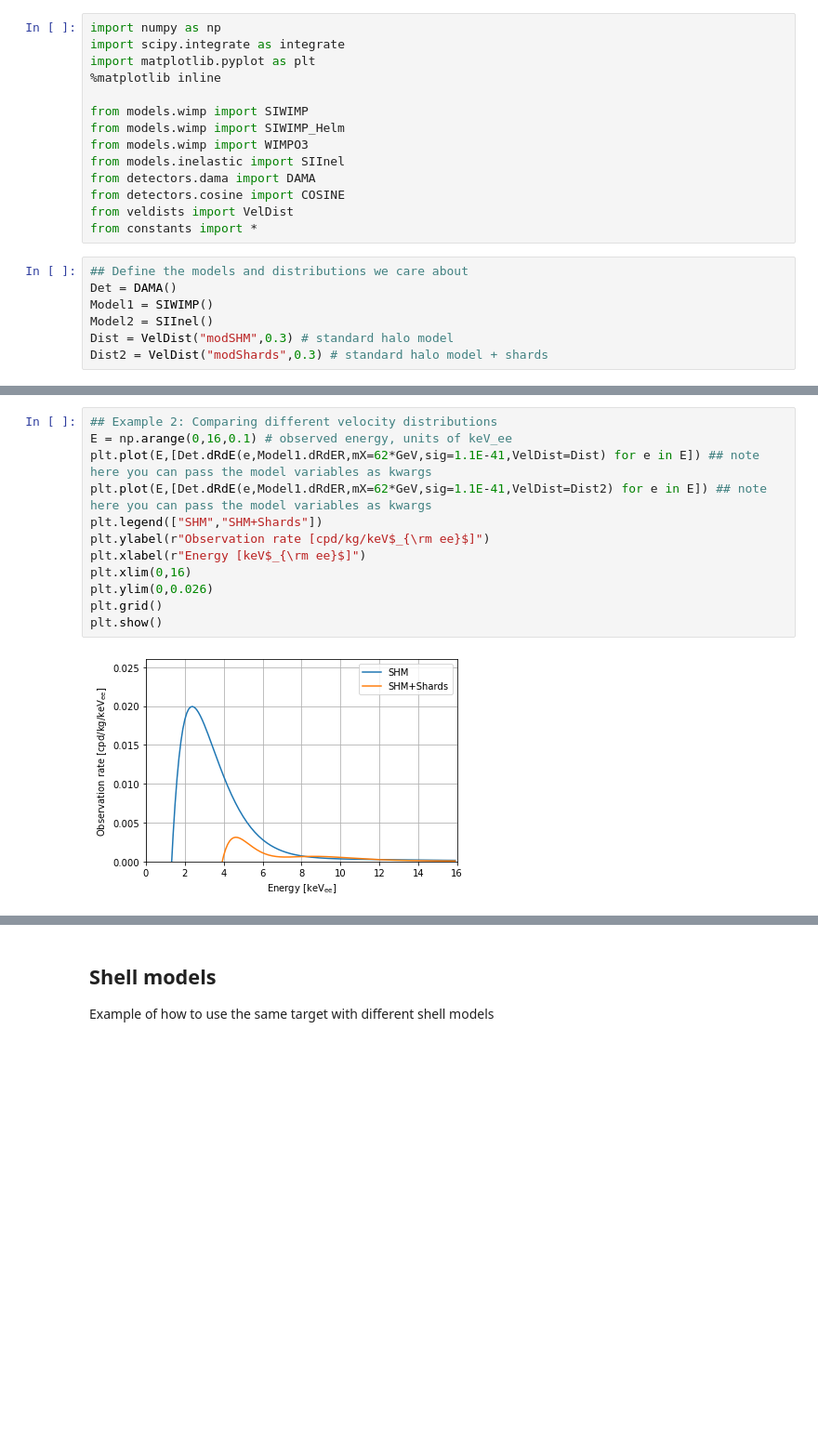
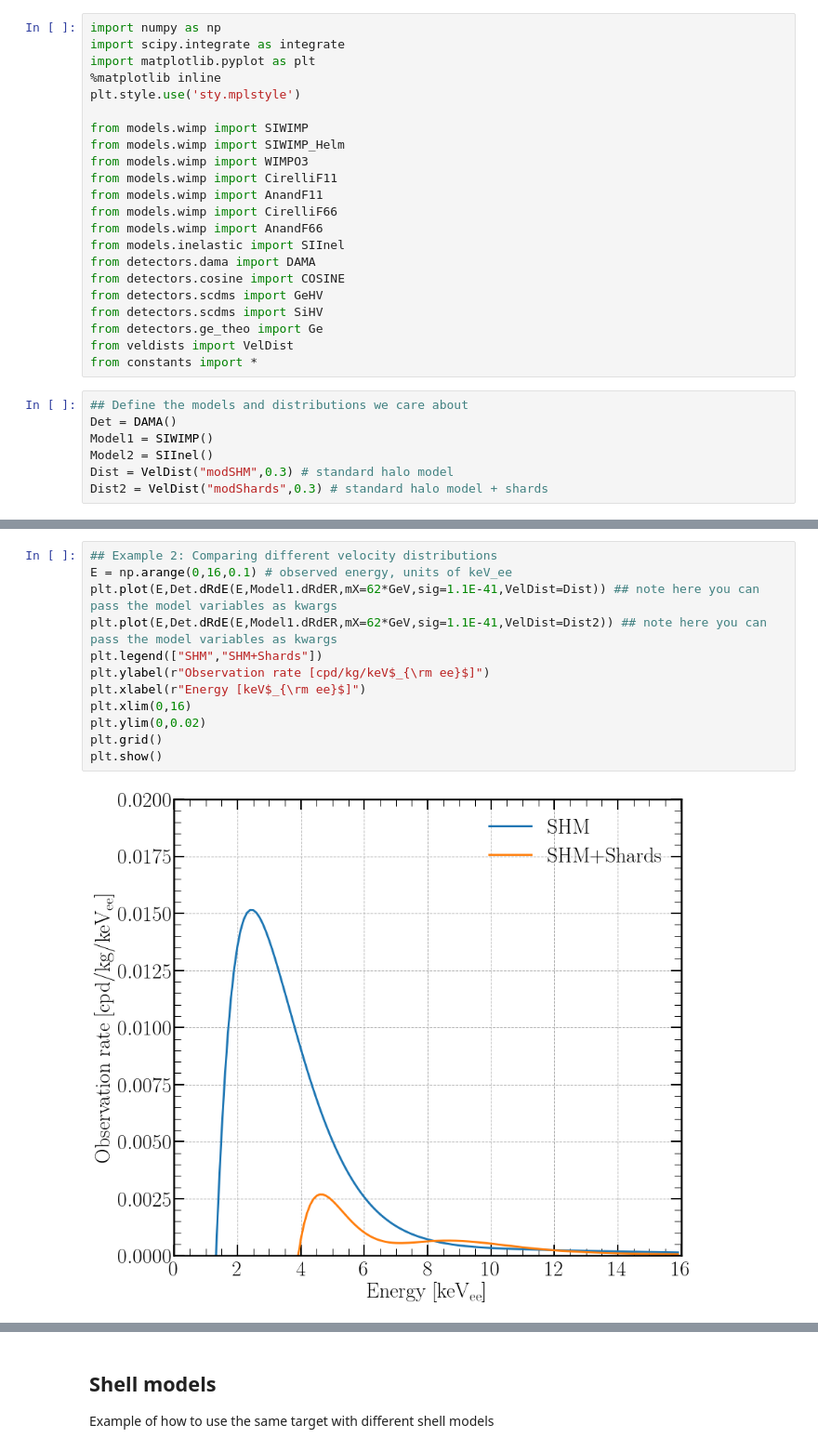
Before and after one commit to mjzurowski/sgm, a Jupyter notebook: Demo.ipynb, the cells around one changed output, grey strips where cells are left out. Shown: that part at 93% size. Drawn from its saved outputs; the diff is of its cells as text; blank space fills up the shorter version.

```diff
--- a/Demo.ipynb
+++ b/Demo.ipynb
@@ -3,13 +3,21 @@ import numpy as np
 import scipy.integrate as integrate
 import matplotlib.pyplot as plt
 %matplotlib inline
+plt.style.use('sty.mplstyle')
 
 from models.wimp import SIWIMP
 from models.wimp import SIWIMP_Helm
 from models.wimp import WIMPO3
+from models.wimp import CirelliF11
+from models.wimp import AnandF11
+from models.wimp import CirelliF66
+from models.wimp import AnandF66
 from models.inelastic import SIInel
 from detectors.dama import DAMA
 from detectors.cosine import COSINE
+from detectors.scdms import GeHV
+from detectors.scdms import SiHV
+from detectors.ge_theo import Ge
 from veldists import VelDist
 from constants import *
 # %%
@@ -36,17 +44,17 @@ plt.show()
 # %%
 ## Example 2: Comparing different velocity distributions
 E = np.arange(0,16,0.1) # observed energy, units of keV_ee
-plt.plot(E,[Det.dRdE(e,Model1.dRdER,mX=62*GeV,sig=1.1E-41,VelDist=Dist) for e in E]) ## note here you can pass the model variables as kwargs
-plt.plot(E,[Det.dRdE(e,Model1.dRdER,mX=62*GeV,sig=1.1E-41,VelDist=Dist2) for e in E]) ## note here you can pass the model variables as kwargs
+plt.plot(E,Det.dRdE(E,Model1.dRdER,mX=62*GeV,sig=1.1E-41,VelDist=Dist)) ## note here you can pass the model variables as kwargs
+plt.plot(E,Det.dRdE(E,Model1.dRdER,mX=62*GeV,sig=1.1E-41,VelDist=Dist2)) ## note here you can pass the model variables as kwargs
 plt.legend(["SHM","SHM+Shards"])
 plt.ylabel(r"Observation rate [cpd/kg/keV$_{\rm ee}$]")
 plt.xlabel(r"Energy [keV$_{\rm ee}$]")
 plt.xlim(0,16)
-plt.ylim(0,0.026)
+plt.ylim(0,0.02)
 plt.grid()
 plt.show()
 # %% [output]
-[figure, old version]
+[figure, new version]
 # %%
 ## Example 3: comparing different detectors
 E = np.arange(0,16,0.1) # observed energy, units of keV_ee
```
Also changed, not shown: parts of 21 cells of this notebook, 10 other files.
